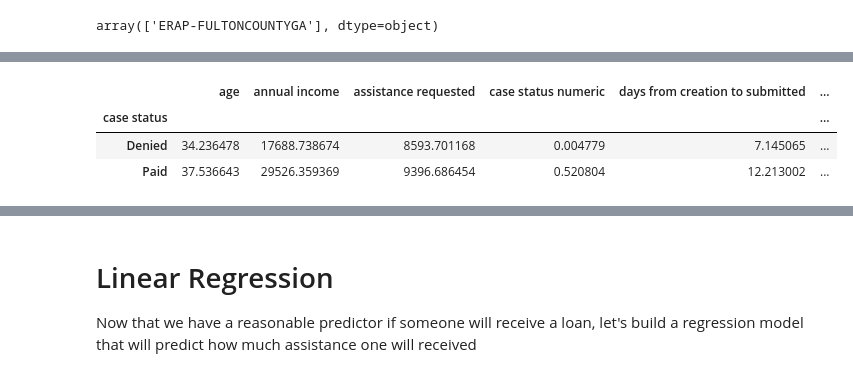
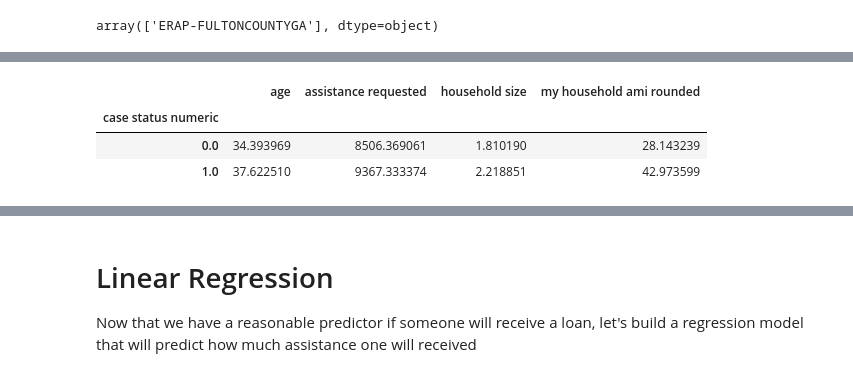
Before and after one commit to jcummingsutk/fulton_county_ERA_applications, a Jupyter notebook: notebook.ipynb, the cells around one changed output, grey strips where cells are left out. Cells and saved outputs as stored; diff of their text form; code cells hidden in the pictures.

```diff
--- a/notebook.ipynb
+++ b/notebook.ipynb
@@ -663,7 +670,12 @@ df_appcomp.dropna(subset=['zip_lat', 'zip_long'], inplace=True)
+# %%
+# First I'm going to overwrite the zip_lat, zip_long with the lat and long, if that information is given
+lat_long_given = df_appcomp['lat'].notnull()
+df_appcomp.loc[lat_long_given, 'zip_lat'] = df_appcomp.loc[lat_long_given, 'lat']
+df_appcomp.loc[lat_long_given, 'zip_long'] = df_appcomp.loc[lat_long_given, 'long']
 # %%
 def to_string_round(row):
-    row['zip_lat_str']  = "{:.1f}".format(round(row['zip_lat'],0))
-    row['zip_long_str'] = "{:.1f}".format(round(row['zip_long'],0))
+    row['zip_lat_str']  = "{:.2f}".format(round(row['zip_lat'],2))
+    row['zip_long_str'] = "{:.2f}".format(round(row['zip_long'],2))
     row['zip_loc'] = row['zip_lat_str'] + ', ' + row['zip_long_str']
     return row
 
@@ -676,15 +703,12 @@ len(df_appcomp['zip_loc'].unique())
 # All location except zip_loc are now unnecessary
 df_appcomp.drop(['lat', 'long', 'zip_lat_str', 'zip_long_str', 'zip_lat', 'zip_long'], axis=1, inplace=True)
 # %%
-# Perhaps the large amount of NaN values somehow indicates that an application is incomplete in some way. If so, removing rows with NaNs should be of some assistance
-# Let's start by removing any row with a null.
-# The result is still strange
-df_appcomp.loc[df_appcomp['gender'].isnull(),'gender'] = 'unkown'
-df_appcomp.loc[df_appcomp['race'].isnull(),'race'] = 'unkown'
-df_appcomp.loc[df_appcomp['relation to hh'].isnull(),'relation to hh'] = 'unknown'
-df_appcomp.loc[df_appcomp['ethnicity'].isnull(),'ethnicity'] = 'unkown'
+# Introducing an "unkown" for in atl, out of county instead of NaN, then seeing how many NaNs we have leftover
 df_appcomp.loc[df_appcomp['in atl'].isnull(),'in atl'] = 'unkown'
 df_appcomp.loc[df_appcomp['out of county'].isnull(),'out of county'] = 'unkown'
-calculate_percent_missing(df_appcomp)
+columns_to_use_numeric = ['case status numeric', 'age',  'household size', 'assistance requested', 'my household ami rounded']
+columns_to_use_cat = ['ethnicity', 'gender', 'race', 'relation to hh', 'out of county', 'zip_loc']
+columns_to_use = columns_to_use_numeric + columns_to_use_cat
+calculate_percent_missing(df_appcomp[columns_to_use])
 # %% [output]
 |  | percent_missing |
@@ -706,6 +725,8 @@ calculate_percent_missing(df_appcomp)
 | zip_loc | 0.000000 |
 # %%
-df_nonull = df_appcomp.dropna(subset=['annual income', 'household ami ratio', 'household size', 'out of county', 'household ami ratio rounded'])
+
+df_nonull = df_appcomp.dropna(subset=columns_to_use)
+df_nonull = df_nonull[columns_to_use]
 # %%
 calculate_percent_missing(df_nonull)
 # %% [output]
@@ -729,7 +745,7 @@ calculate_percent_missing(df_nonull)
 # %%
-pd.pivot_table(df_nonull, index=['case status'],  values = df_nonull.columns, aggfunc = np.mean)
+pd.pivot_table(df_nonull, index=['case status numeric'],  values = df_nonull.columns, aggfunc = np.mean)
 # %% [output]
-|  | age | annual income | assistance requested | case status numeric | days from creation to submitted | ... |
-| case status |  |  |  |  |  | ... |
-| Denied | 34.236478 | 17688.738674 | 8593.701168 | 0.004779 | 7.145065 | ... |
-| Paid | 37.536643 | 29526.359369 | 9396.686454 | 0.520804 | 12.213002 | ... |
+|  | age | assistance requested | household size | my household ami rounded |
+| case status numeric |  |  |  |  |
+| 0.0 | 34.393969 | 8506.369061 | 1.810190 | 28.143239 |
+| 1.0 | 37.622510 | 9367.333374 | 2.218851 | 42.973599 |
```
Also changed, not shown: parts of 132 cells of this notebook, 12 other files.
